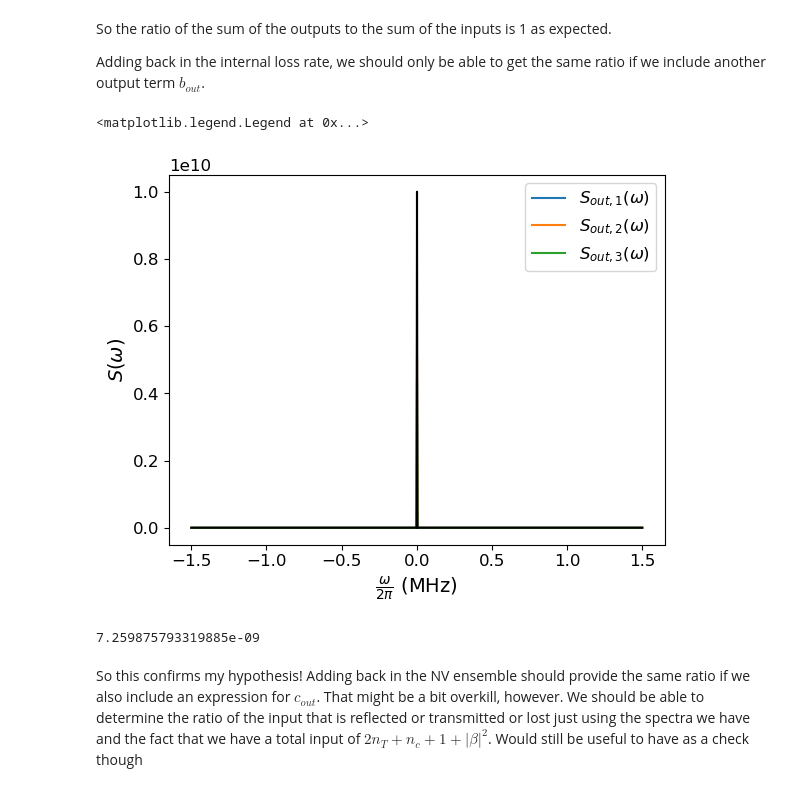
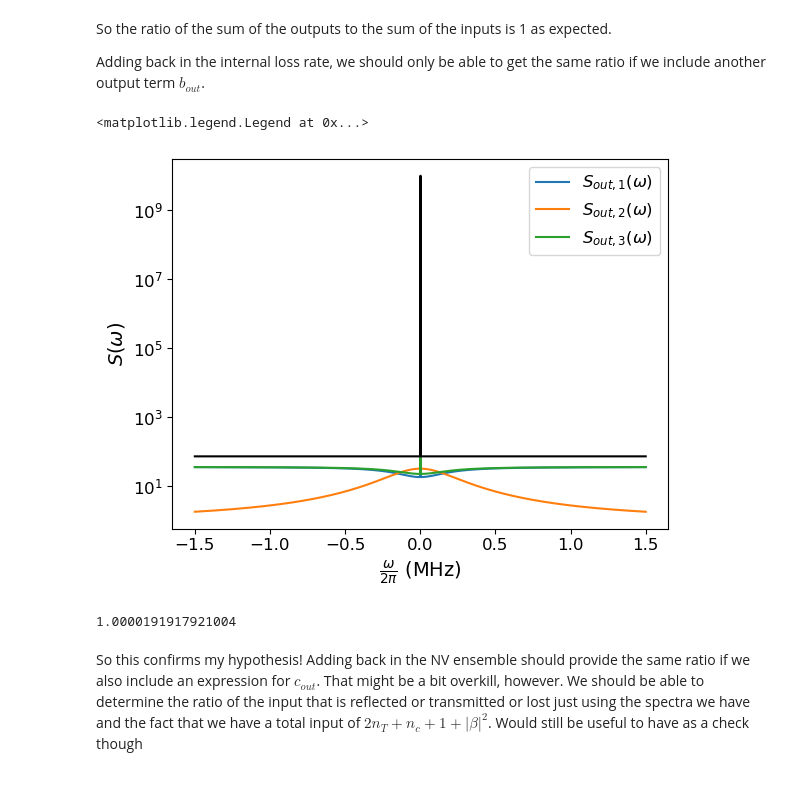
Before and after one commit to jleamer/mode_cooling, a Jupyter notebook: attenuation.ipynb, the cells around one changed output. Saved outputs shown, nothing was run; the diff lists cells and outputs as text; code cells hidden in the pictures.

```diff
--- a/attenuation.ipynb
+++ b/attenuation.ipynb
@@ -116,7 +120,9 @@ def output_spectrum_a_no_nv(ω, κ, γ, ϕ, Δ, nT, β, Sϕ=0):
     # Define the second term
     snd_term_num = np.abs((κ - γ - ϕ) / 2 + 1j * (ω - Δ)) ** 2
     snd_term_den = np.abs((κ + γ + ϕ) / 2 - 1j * (ω - Δ)) ** 2
-    snd_term = snd_term_num / snd_term_den * (np.abs(β) ** 2 * signal.unit_impulse(ω.shape[0], 'mid') + Sϕ)
+    βs = np.zeros(ω.shape[0])
+    βs[int(ω.shape[0] / 2)] = np.abs(β) ** 2
+    snd_term = snd_term_num / snd_term_den * (βs + Sϕ)
 
     # return
     return num / den + snd_term
@@ -145,7 +151,9 @@ def output_spectrum_e_no_nv(ω, κ, γ, ϕ, Δ, nT, β, Sϕ=0):
     # Define the second term
     snd_term_num = ϕ * κ
     snd_term_den = np.abs((κ + γ + ϕ) / 2 + 1j * Δ) ** 2
-    snd_term = snd_term_num / snd_term_den * (np.abs(β) ** 2 * signal.unit_impulse(ω.shape[0], 'mid') + Sϕ)
+    βs = np.zeros(ω.shape[0])
+    βs[int(ω.shape[0] / 2)] = np.abs(β) ** 2
+    snd_term = snd_term_num / snd_term_den * (βs + Sϕ)
 
     # return
     return num / den + snd_term
@@ -299,7 +315,9 @@ def output_spectrum_c_no_nv(ω, κ, γ, ϕ, Δ, nT, β, Sϕ=0):
     # Define the second term
     snd_term_num = γ * κ
     snd_term_den = np.abs((κ + γ + ϕ) / 2 - 1j * (ω - Δ)) ** 2
-    snd_term = snd_term_num / snd_term_den * (np.abs(β) ** 2 * signal.unit_impulse(ω.shape[0], 'mid') + Sϕ)
+    βs = np.zeros(ω.shape[0])
+    βs[int(ω.shape[0] / 2)] = np.abs(β) ** 2
+    snd_term = snd_term_num / snd_term_den * (βs + Sϕ)
 
     # return
     return num / den + snd_term
@@ -311,19 +329,20 @@ output_3 = output_spectrum_c_no_nv(ω, κ, γ, ϕ, 0, nT, β)
 # %%
 # Plot the results
 plt.plot(ω / (2 * np.pi * 1e6), output_1, label='$S_{out,1}(\\omega)$')
 plt.plot(ω / (2 * np.pi * 1e6), output_2, label='$S_{out,2}(\\omega)$')
 plt.plot(ω / (2 * np.pi * 1e6), output_3, label='$S_{out,3}(\\omega)$')
 plt.plot(ω / (2 * np.pi * 1e6), output_1 + output_2 + output_3, color='k')
 plt.xlabel("$\\frac{\\omega}{2\\pi}$ (MHz)")
 plt.ylabel("$S(\\omega)$")
+plt.yscale('log')
 plt.legend()
 # %% [output]
 <matplotlib.legend.Legend at 0x...>
-[figure, old version]
+[figure, new version]
 # %%
-(output_1 + output_2 + output_3)[0] / (2*nT + 1 + np.abs(β) ** 2)
+(output_1 + output_2 + output_3)[int(ω.shape[0] / 2)] / (2*nT + 1 + np.abs(β) ** 2)
 # %% [output]
-7.259875793319885e-09
+1.0000191917921004
 # %% [markdown]
 So this confirms my hypothesis!  Adding back in the NV ensemble should provide the same ratio if we also include an expression for $c_{out}$.  That might be a bit overkill, however.  We should be able to determine the ratio of the input that is reflected or transmitted or lost just using the spectra we have and the fact that we have a total input of $2n_T + n_c + 1 + |\beta|^2$.  Would still be useful to have as a check though
 # %%
```
Also changed, not shown: parts of 18 cells of this notebook, 1 other file.
